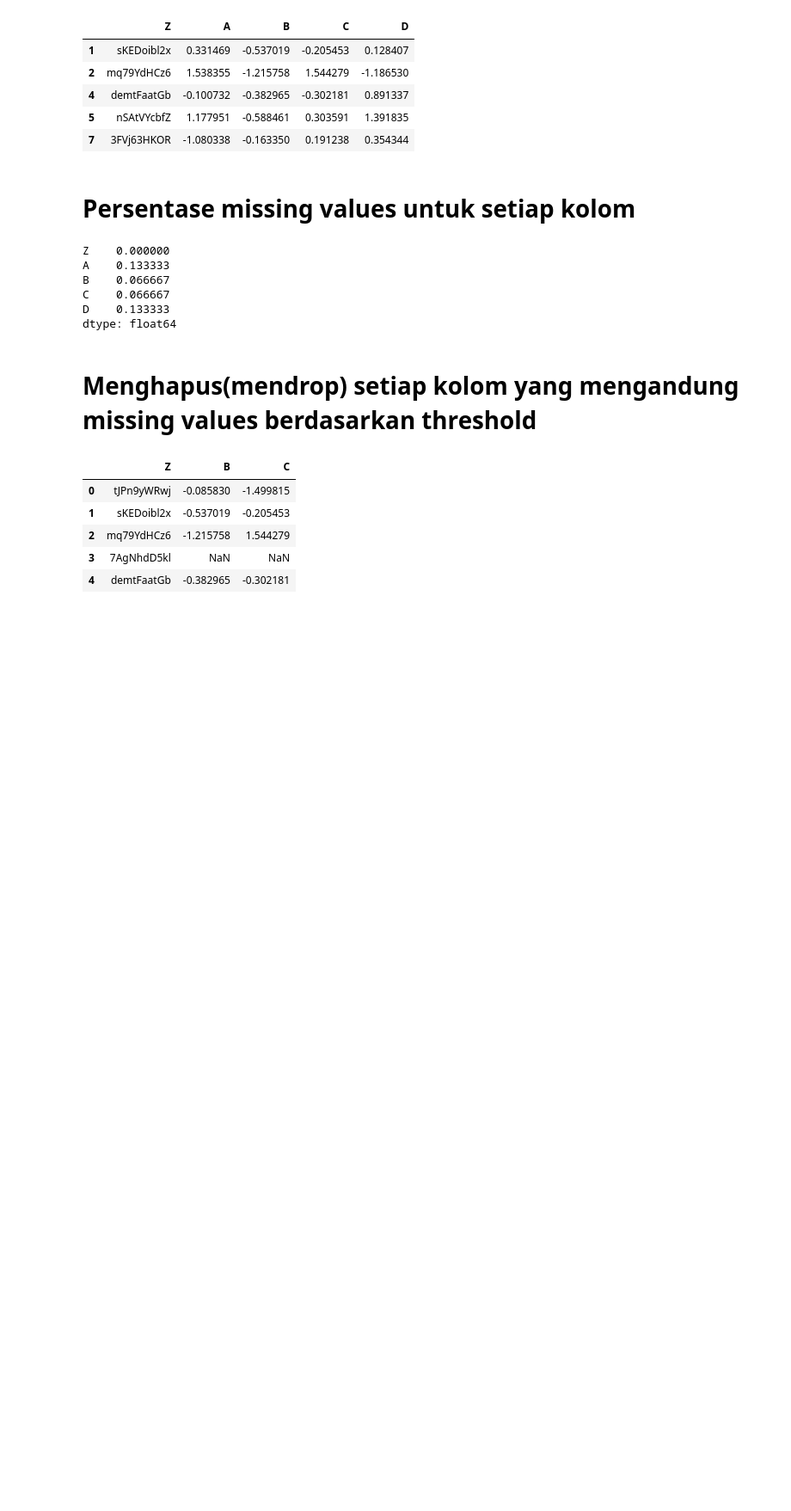
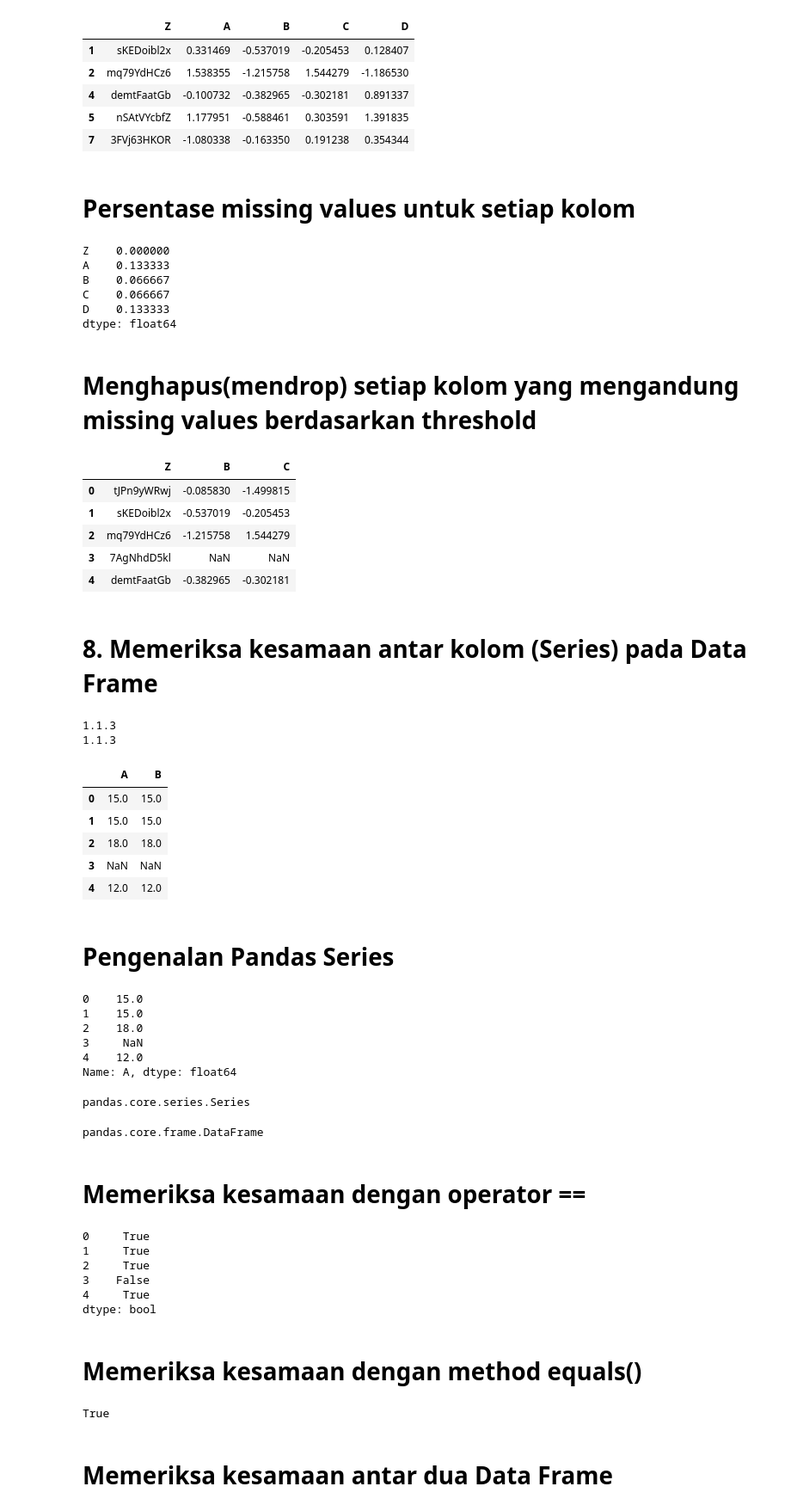
Before and after one commit to MarkvinsonAvatara/Pandas_learn, a Jupyter notebook: PythonPandasLearnWeek2.ipynb, the cells around one changed output. Shown at 86% size. Cells and saved outputs as stored; diff of their text form; code cells hidden in the pictures; blank space fills up the shorter version.

```diff
--- a/PythonPandasLearnWeek2.ipynb
+++ b/PythonPandasLearnWeek2.ipynb
@@ -204,3 +204,70 @@ mf.head()
 | 2 | mq79YdHCz6 | -1.215758 | 1.544279 |
 | 3 | 7AgNhdD5kl | NaN | NaN |
 | 4 | demtFaatGb | -0.382965 | -0.302181 |
+# %% [markdown]
+# 8. Memeriksa kesamaan antar kolom (Series) pada Data Frame
+# %%
+#import modules
+import pandas as pd
+import numpy as np
+
+#check Version
+print(pd.__version__)
+print(pd.__version__)
+# %% [output]
+1.1.3
+1.1.3
+# %%
+#data frame prep
+data= {'A':[15,15,18, np.nan, 12],
+      'B':[15,15,18,np.nan,12]}
+
+mf=pd.DataFrame(data)
+mf
+# %% [output]
+|  | A | B |
+| 0 | 15.0 | 15.0 |
+| 1 | 15.0 | 15.0 |
+| 2 | 18.0 | 18.0 |
+| 3 | NaN | NaN |
+| 4 | 12.0 | 12.0 |
+# %% [markdown]
+# Pengenalan Pandas Series
+# %%
+mf['A']
+# %% [output]
+0    15.0
+1    15.0
+2    18.0
+3     NaN
+4    12.0
+Name: A, dtype: float64
+# %%
+type(mf['A'])
+#type--> untuk mengecek tipe data
+# %% [output]
+pandas.core.series.Series
+# %%
+type(mf)
+# %% [output]
+pandas.core.frame.DataFrame
+# %% [markdown]
+# Memeriksa kesamaan dengan operator ==
+# %%
+mf['A'] == mf['B']
+#untuk yang nilainya nan operator ini tidak bisa memriksanya dengan baik
+# %% [output]
+0     True
+1     True
+2     True
+3    False
+4     True
+dtype: bool
+# %% [markdown]
+# Memeriksa kesamaan dengan method equals()
+# %%
+mf['A'].equals(mf['B'])
+# %% [output]
+True
+# %% [markdown]
+# Memeriksa kesamaan antar dua Data Frame
```
Also changed, not shown: parts of 3 cells of this notebook.
